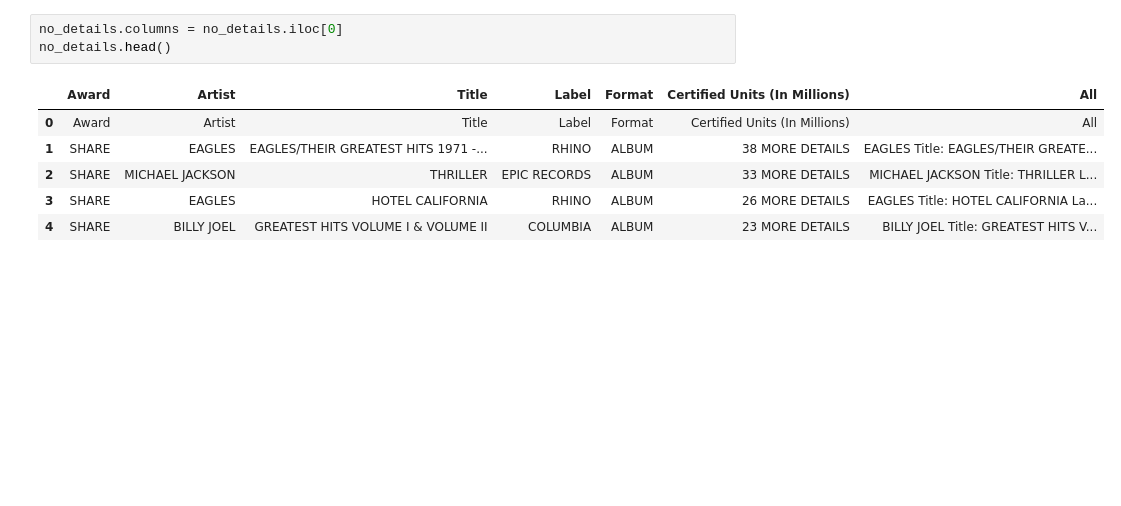
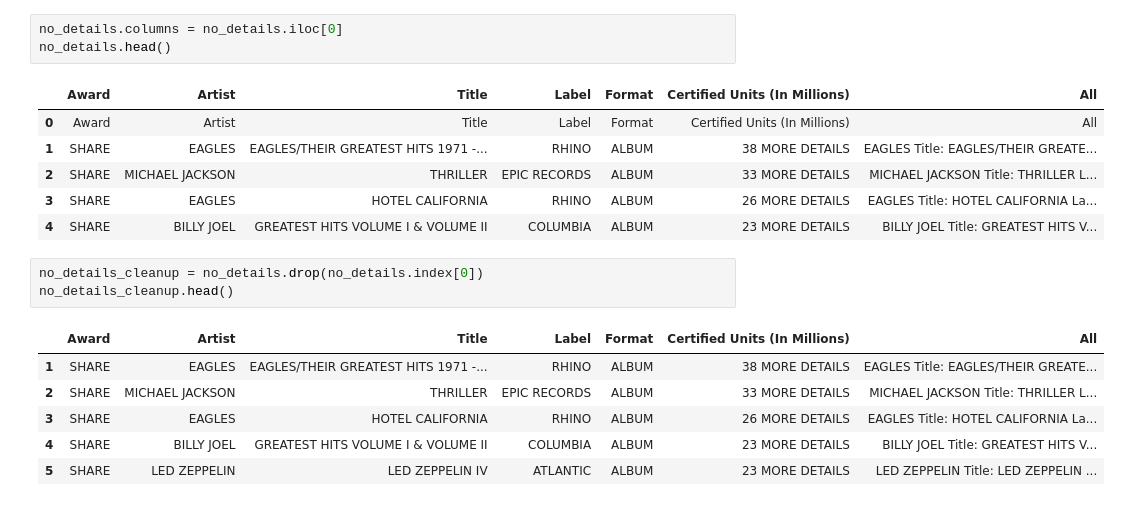
Before and after one commit to pr2-SnapesOnAPlane/music_listening, a Jupyter notebook: riaa_scraper.ipynb, the cells around one changed output. Cells and saved outputs as stored; diff of their text form; blank space fills up the shorter version.

Commit message:
clean no more details table

```diff
--- a/riaa_scraper.ipynb
+++ b/riaa_scraper.ipynb
@@ -58,3 +58,13 @@ no_details.head()
 | 2 | SHARE | MICHAEL JACKSON | THRILLER | EPIC RECORDS | ALBUM | 33 MORE DETAILS | MICHAEL JACKSON Title: THRILLER L... |
 | 3 | SHARE | EAGLES | HOTEL CALIFORNIA | RHINO | ALBUM | 26 MORE DETAILS | EAGLES Title: HOTEL CALIFORNIA La... |
 | 4 | SHARE | BILLY JOEL | GREATEST HITS VOLUME I & VOLUME II | COLUMBIA | ALBUM | 23 MORE DETAILS | BILLY JOEL Title: GREATEST HITS V... |
+# %%
+no_details_cleanup = no_details.drop(no_details.index[0])
+no_details_cleanup.head()
+# %% [output]
+|  | Award | Artist | Title | Label | Format | Certified Units (In Millions) | All |
+| 1 | SHARE | EAGLES | EAGLES/THEIR GREATEST HITS 1971 -... | RHINO | ALBUM | 38 MORE DETAILS | EAGLES Title: EAGLES/THEIR GREATE... |
+| 2 | SHARE | MICHAEL JACKSON | THRILLER | EPIC RECORDS | ALBUM | 33 MORE DETAILS | MICHAEL JACKSON Title: THRILLER L... |
+| 3 | SHARE | EAGLES | HOTEL CALIFORNIA | RHINO | ALBUM | 26 MORE DETAILS | EAGLES Title: HOTEL CALIFORNIA La... |
+| 4 | SHARE | BILLY JOEL | GREATEST HITS VOLUME I & VOLUME II | COLUMBIA | ALBUM | 23 MORE DETAILS | BILLY JOEL Title: GREATEST HITS V... |
+| 5 | SHARE | LED ZEPPELIN | LED ZEPPELIN IV | ATLANTIC | ALBUM | 23 MORE DETAILS | LED ZEPPELIN Title: LED ZEPPELIN ... |
```
Also changed, not shown: parts of 5 cells of this notebook.
